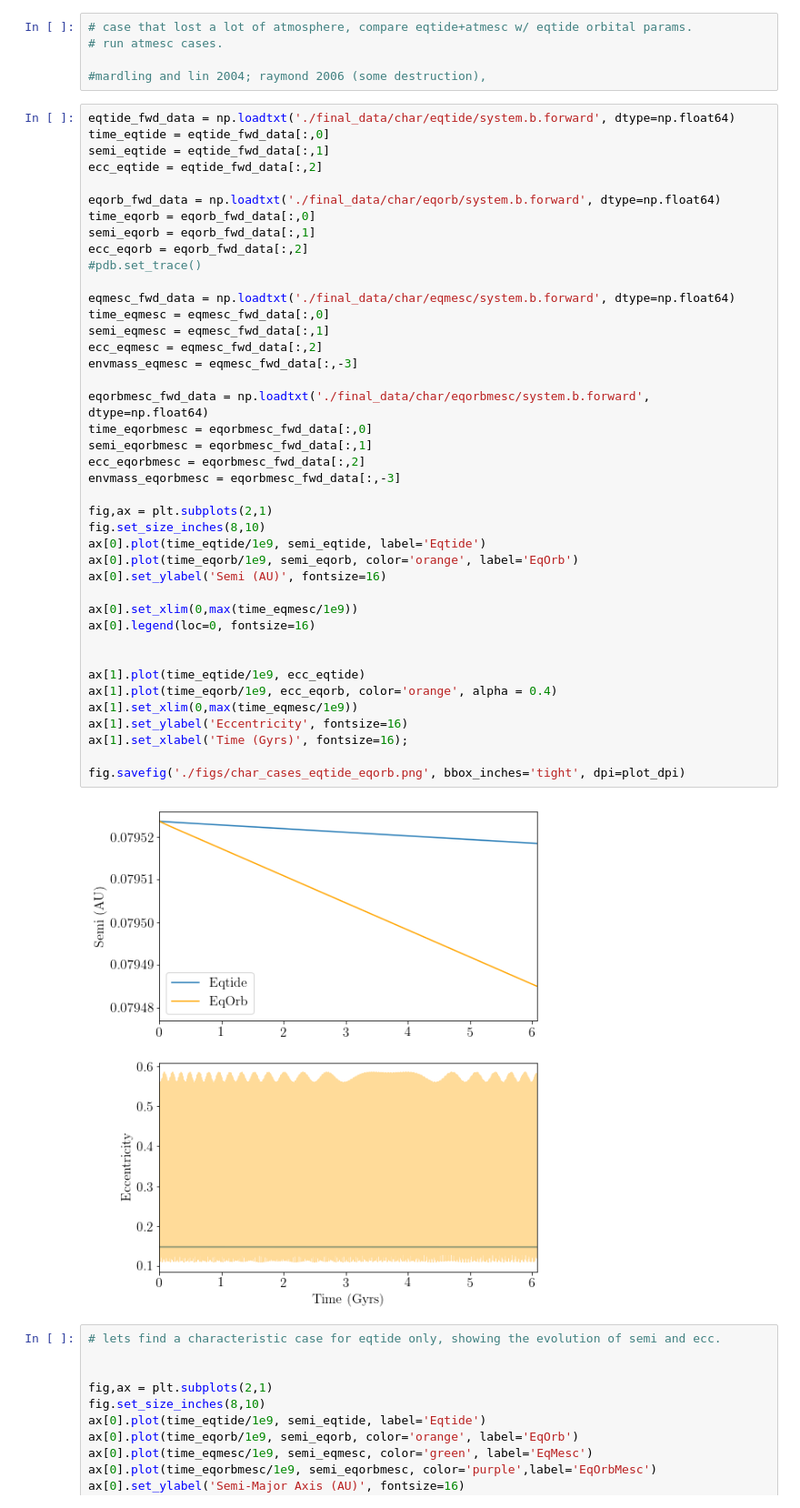
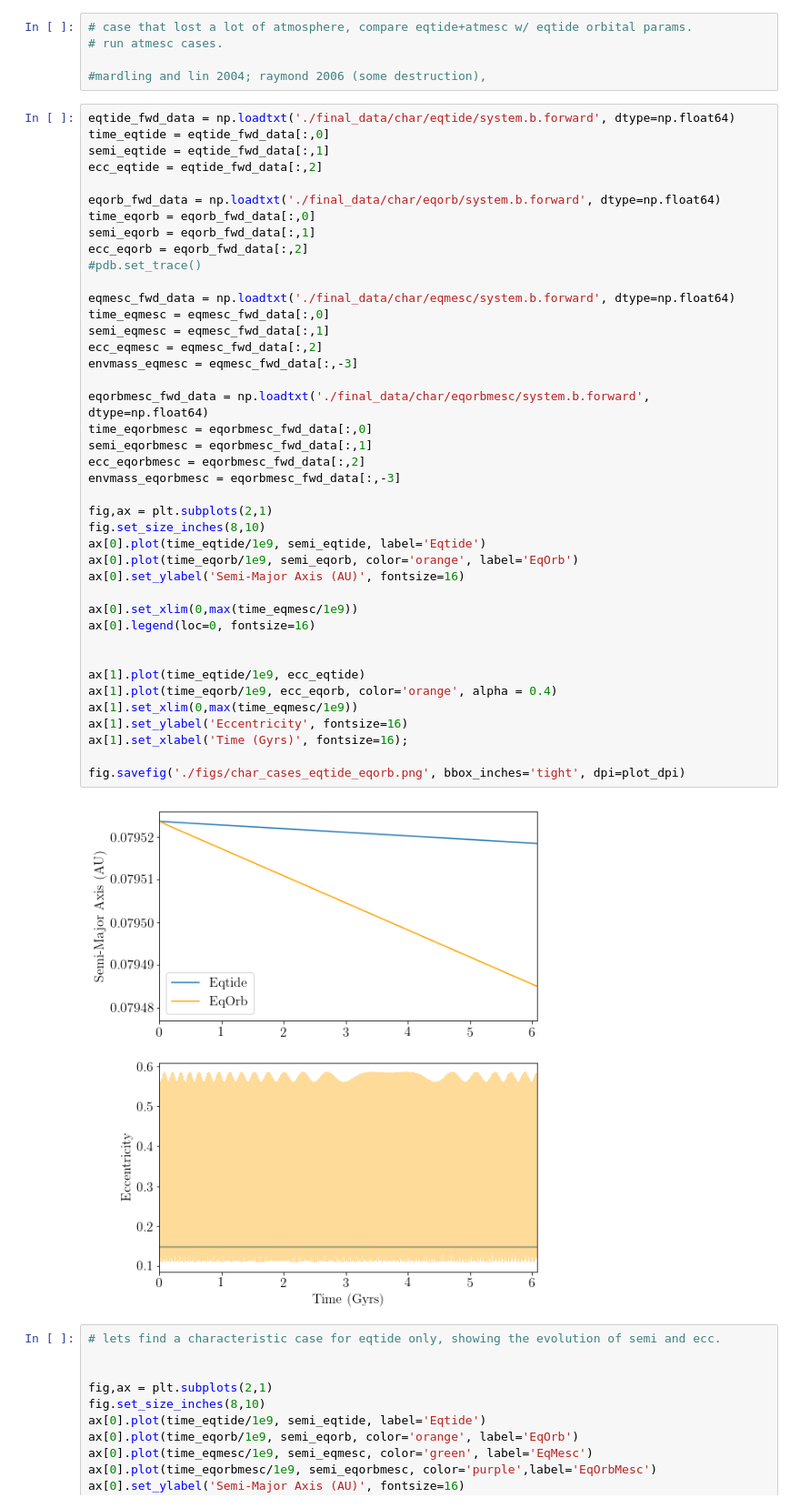
Before and after one commit to dm1681/MergingPerts, a Jupyter notebook: fig_gen.ipynb, the cells around one changed output. Shown: that part at 91% size. Saved outputs shown, nothing was run; the diff lists cells and outputs as text.

```diff
--- a/fig_gen.ipynb
+++ b/fig_gen.ipynb
@@ -945,35 +861,35 @@ ecc_eqorb = eqorb_fwd_data[:,2]
 
 eqmesc_fwd_data = np.loadtxt('./final_data/char/eqmesc/system.b.forward', dtype=np.float64)
 time_eqmesc = eqmesc_fwd_data[:,0]
 semi_eqmesc = eqmesc_fwd_data[:,1]
 ecc_eqmesc = eqmesc_fwd_data[:,2]
 envmass_eqmesc = eqmesc_fwd_data[:,-3]
 
 eqorbmesc_fwd_data = np.loadtxt('./final_data/char/eqorbmesc/system.b.forward', dtype=np.float64)
 time_eqorbmesc = eqorbmesc_fwd_data[:,0]
 semi_eqorbmesc = eqorbmesc_fwd_data[:,1]
 ecc_eqorbmesc = eqorbmesc_fwd_data[:,2]
 envmass_eqorbmesc = eqorbmesc_fwd_data[:,-3]
 
 fig,ax = plt.subplots(2,1)
 fig.set_size_inches(8,10)
 ax[0].plot(time_eqtide/1e9, semi_eqtide, label='Eqtide')
 ax[0].plot(time_eqorb/1e9, semi_eqorb, color='orange', label='EqOrb')
-ax[0].set_ylabel('Semi (AU)', fontsize=16)
+ax[0].set_ylabel('Semi-Major Axis (AU)', fontsize=16)
 
 ax[0].set_xlim(0,max(time_eqmesc/1e9))
 ax[0].legend(loc=0, fontsize=16)
 
 
 ax[1].plot(time_eqtide/1e9, ecc_eqtide)
 ax[1].plot(time_eqorb/1e9, ecc_eqorb, color='orange', alpha = 0.4)
 ax[1].set_xlim(0,max(time_eqmesc/1e9))
 ax[1].set_ylabel('Eccentricity', fontsize=16)
 ax[1].set_xlabel('Time (Gyrs)', fontsize=16);
 
 fig.savefig('./figs/char_cases_eqtide_eqorb.png', bbox_inches='tight', dpi=plot_dpi)
 # %% [output]
-[figure, old version]
+[figure, new version]
 # %%
 # lets find a characteristic case for eqtide only, showing the evolution of semi and ecc.
 
```
Also changed, not shown: parts of 15 cells of this notebook, 2 other files.
